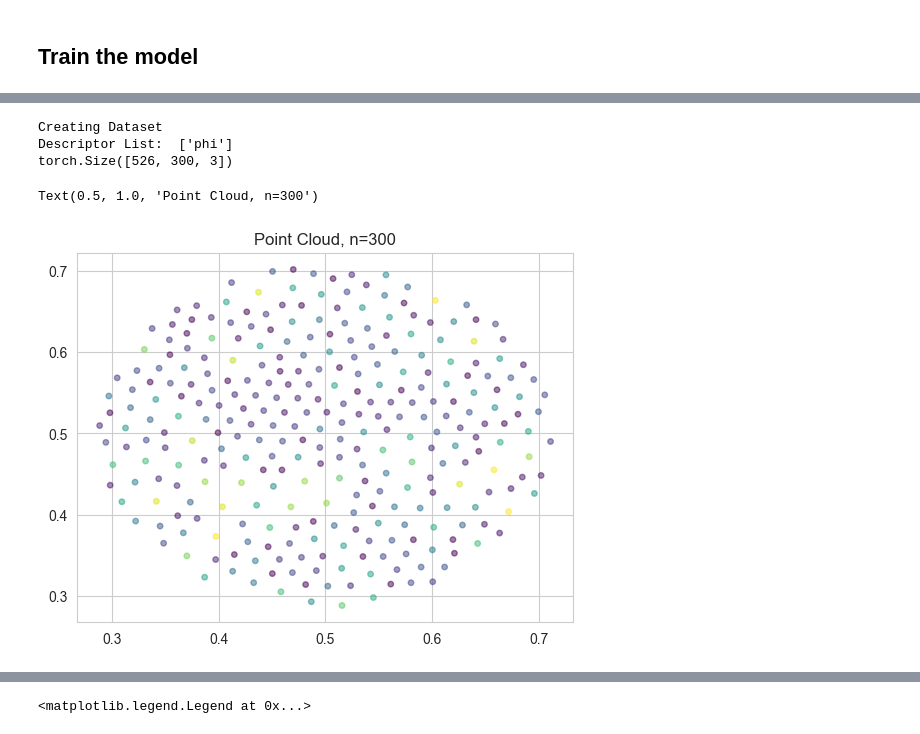
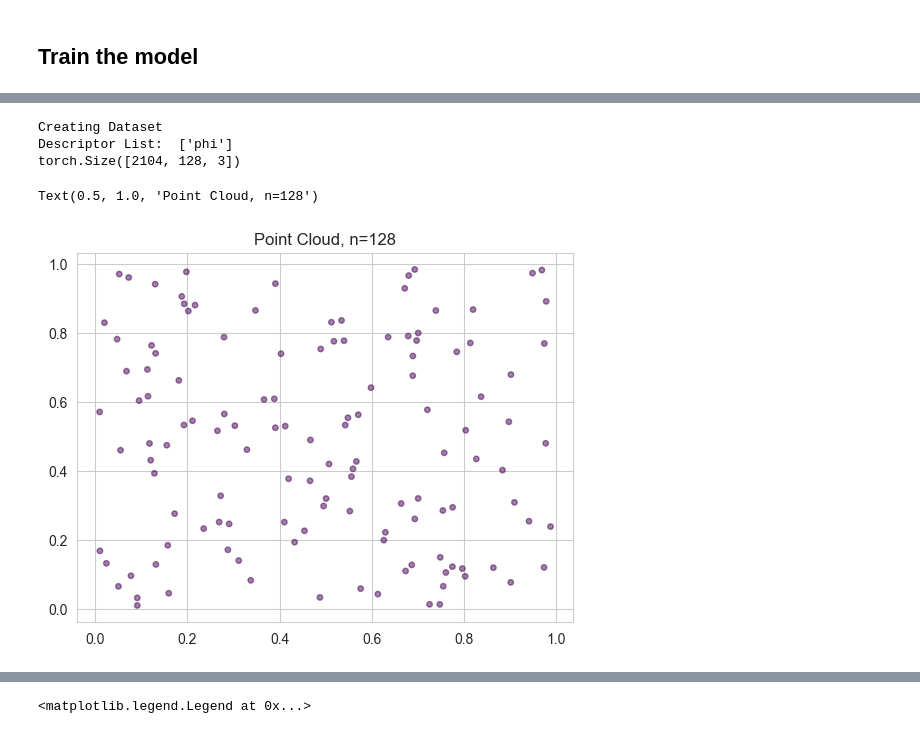
Before and after one commit to Veikko-Saikkonen/hard-spheres, a Jupyter notebook: Notebooks/HardSpheres_v1.ipynb, the cells around one changed output, grey strips where cells are left out. Cells and saved outputs as stored; diff of their text form; code cells hidden in the pictures.

```diff
--- a/Notebooks/HardSpheres_v1.ipynb
+++ b/Notebooks/HardSpheres_v1.ipynb
@@ -368,52 +364,54 @@ run_params = {
         },
         "d_loss":{
             "name": "CryinGANDiscriminatorLoss", # CryinGANDiscriminatorLoss for WaGAN + L1 loss, BCELoss for baseline
-            "mu": 1.0, # L1 loss coefficient
+            "mu": 10.0, # L1 loss coefficient
         },
         "g_loss":{
             "name": "HSGeneratorLoss",
             "radius_loss": 0,
-            "grid_density_loss": 1,
+            "grid_density_loss": 0,
             "gan_loss": 1,
-            "distance_loss": 1,
-            "physical_feasibility_loss": 1,
+            "distance_loss": 0,
+            "physical_feasibility_loss": 0,
             "coefficients":{
                 "gan_loss": 10,
                 "radius_loss": 0,
                 "grid_density_loss": 1,
                 "physical_feasibility_loss": 10,
                 "distance_loss": 10,
             },
         }
     },
     "dataset":{
         "descriptor_list": ["phi"],
         "synthetic_samples":{
             "rotational": 0,
             "shuffling": 0,
-            "spatial_offset_static": 0,
-            "spatial_offset_repeats": 0
+            "spatial_offset_static": 0.05,
+            "spatial_offset_repeats": 2
             }, # NOTE: Could do subsquares and more rotations.
-        "downsample": 0.15
+        "downsample": 0,
     },
 
 }
 
+dataframe_scaled_ordered_filtered = dataframe_scaled_ordered[np.isclose(dataframe_scaled_ordered["r"], 0.521914)]
+
 dataset = HSDataset(
-    dataframe_scaled_ordered.copy(), # NOTE: Ordered -> ordered by radius.
+    dataframe_scaled_ordered_filtered.copy(), # NOTE: Ordered -> ordered by radius.
     **run_params["dataset"]
     )
 print(dataset.y.shape)
 
-plot_pointcloud(dataset[:][1][0], plot_radius=True)
+plot_pointcloud(dataset[:][1][4], plot_radius=True)
 
 plt.title("Point Cloud, n={}".format(len(dataset[:][1][0])))
 # %% [output]
 Creating Dataset
 Descriptor List:  ['phi']
-torch.Size([526, 300, 3])
+torch.Size([2104, 128, 3])
-Text(0.5, 1.0, 'Point Cloud, n=300')
+Text(0.5, 1.0, 'Point Cloud, n=128')
-[figure, old version]
+[figure, new version]
 # %%
 from src.models.CryinGAN import CCCGDiscriminator, CCCGeneratorWithDiffusion, CCCGenerator
 
```
Also changed, not shown: parts of 8 cells of this notebook.
